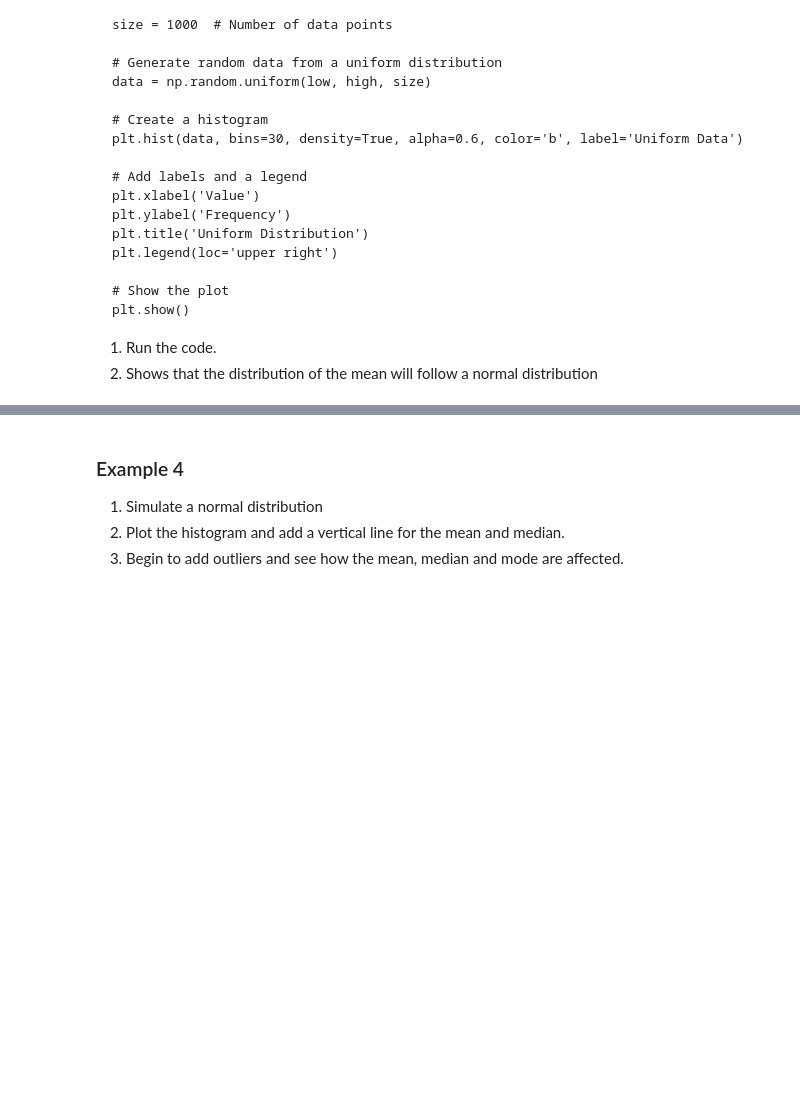
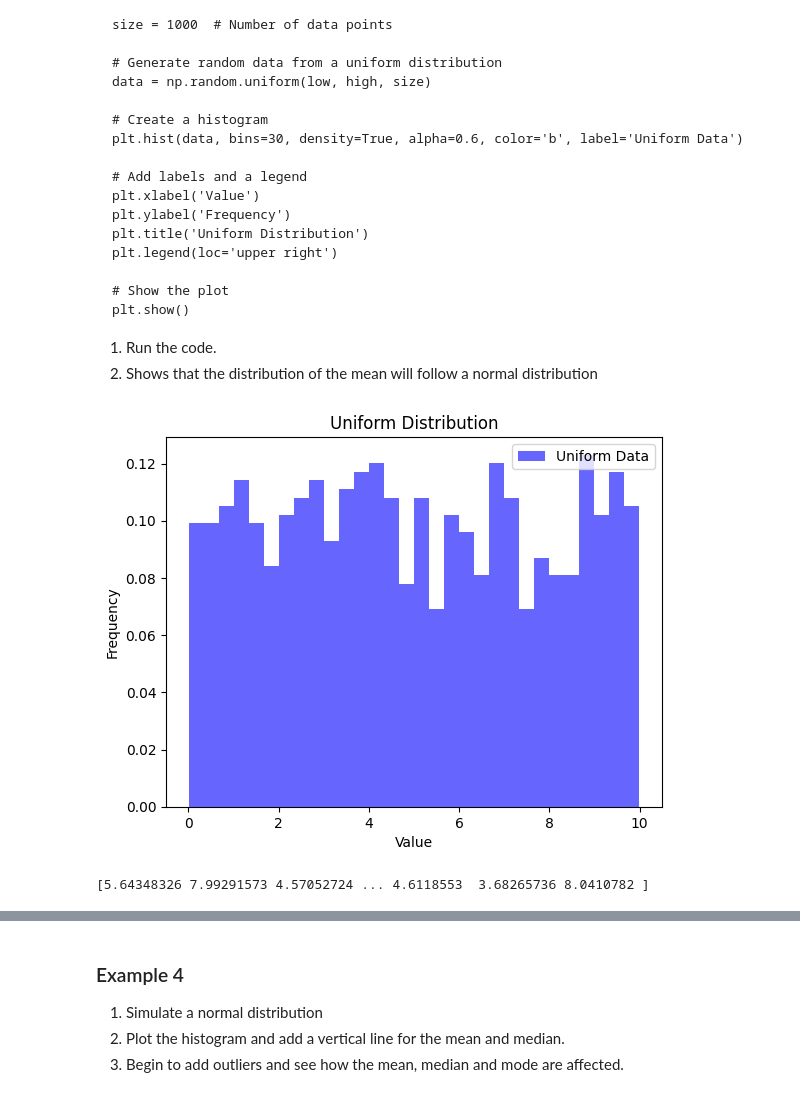
Before and after one commit to lieliarodas/descriptive-statistics-exercises-project-with-python-lieliarodas, a Jupyter notebook: examples.ipynb, the cells around one changed output, grey strips where cells are left out. Drawn from its saved outputs; the diff is of its cells as text; code cells hidden in the pictures; blank space fills up the shorter version.

```diff
--- a/examples.ipynb
+++ b/examples.ipynb
@@ -89,4 +200,45 @@ plt.show()
 1. Run the code.
 2. Shows that the distribution of the mean will follow a normal distribution
 # %%
-# TODO
+### Example 3
+
+import numpy as np
+import matplotlib.pyplot as plt
+
+# Set a seed for reproducibility
+np.random.seed(0)
+
+# Parameters for the uniform distribution
+low = 0  # Lower bound
+high = 10  # Upper bound
+size = 1000  # Number of data points
+
+# Generate random data from a uniform distribution
+data = np.random.uniform(low, high, size)
+
+# Create a histogram
+plt.hist(data, bins=30, density=True, alpha=0.6, color='b', label='Uniform Data')
+
+# Add labels and a legend
+plt.xlabel('Value')
+plt.ylabel('Frequency')
+plt.title('Uniform Distribution')
+plt.legend(loc='upper right')
+
+# Show the plot
+plt.show()
+# %% [output]
+[figure, added]
+# %%
+sample_size = 2
+result = []
+for i in range(5000):
+    ids = np.random.choice(1000,sample_size)
+    sample_data = data[ids]
+    sample_mean = np.average(sample_data)
+    result.append(sample_mean)
+
+result = np.array(result)
+print(result)
+# %% [output]
+[5.64348326 7.99291573 4.57052724 ... 4.6118553  3.68265736 8.0410782 ]
```
Also changed, not shown: parts of 10 cells of this notebook.
